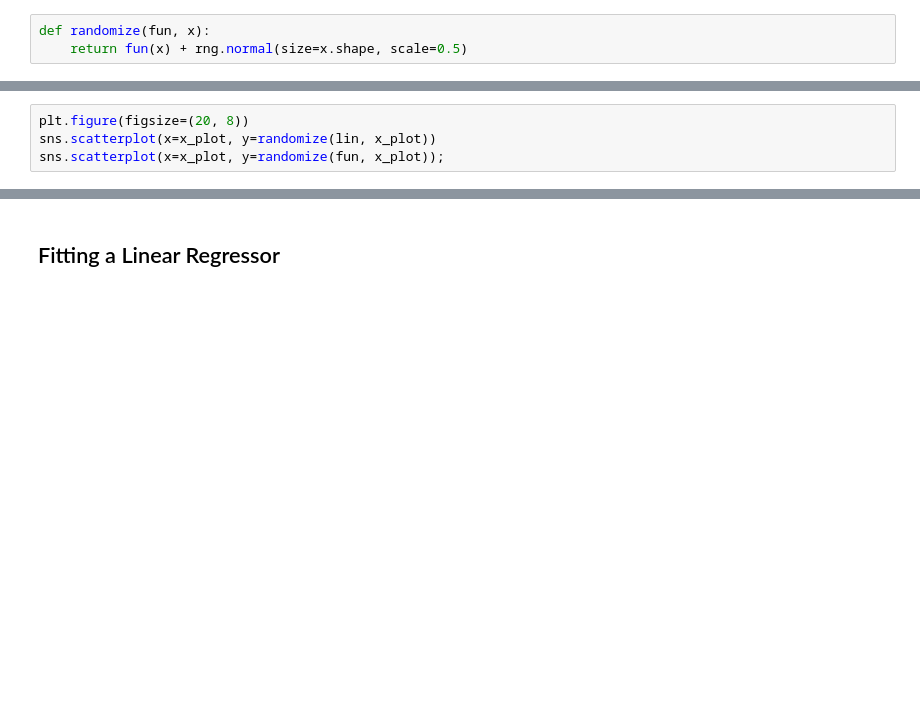
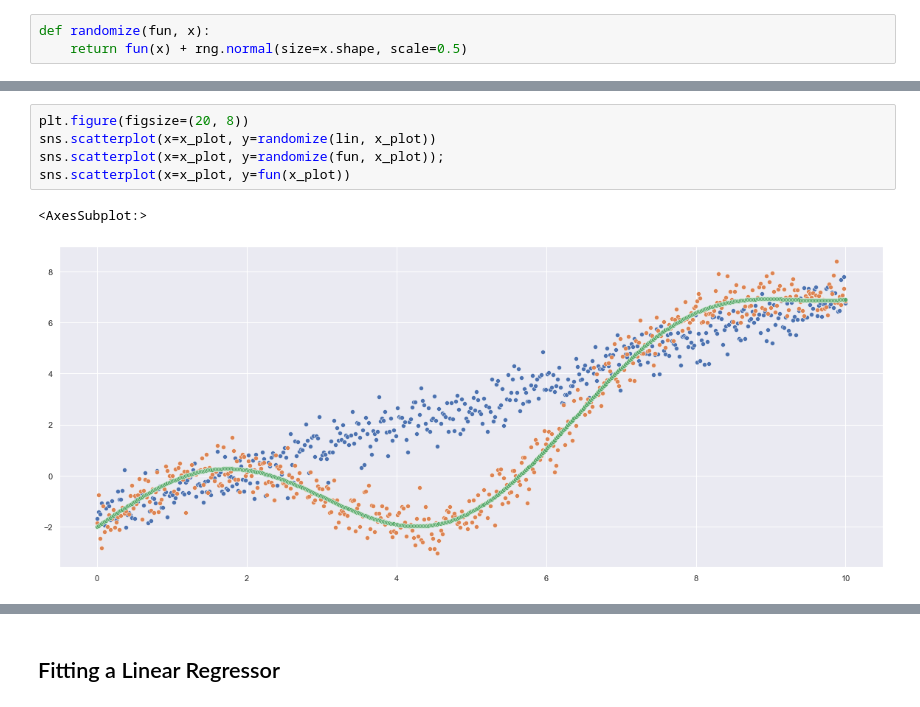
Before and after one commit to hoelzl/ML-Course, a Jupyter notebook: notebooks/nb070_intro_to_evaluation.ipynb, the cells around one changed output, grey strips where cells are left out. Drawn from its saved outputs; the diff is of its cells as text; blank space fills up the shorter version.

```diff
--- a/notebooks/nb070_intro_to_evaluation.ipynb
+++ b/notebooks/nb070_intro_to_evaluation.ipynb
@@ -177,7 +201,11 @@ sns.lineplot(x=x_plot, y=randomize(fun, x_plot));
 # %%
 plt.figure(figsize=(20, 8))
 sns.scatterplot(x=x_plot, y=randomize(lin, x_plot))
 sns.scatterplot(x=x_plot, y=randomize(fun, x_plot));
+sns.scatterplot(x=x_plot, y=fun(x_plot))
+# %% [output]
+<AxesSubplot:>
+[figure, added]
 # %%
 plt.figure(figsize=(20, 8))
 x_vec = x.reshape(-1)
```
Also changed, not shown: parts of 9 cells of this notebook, 10 other files.
